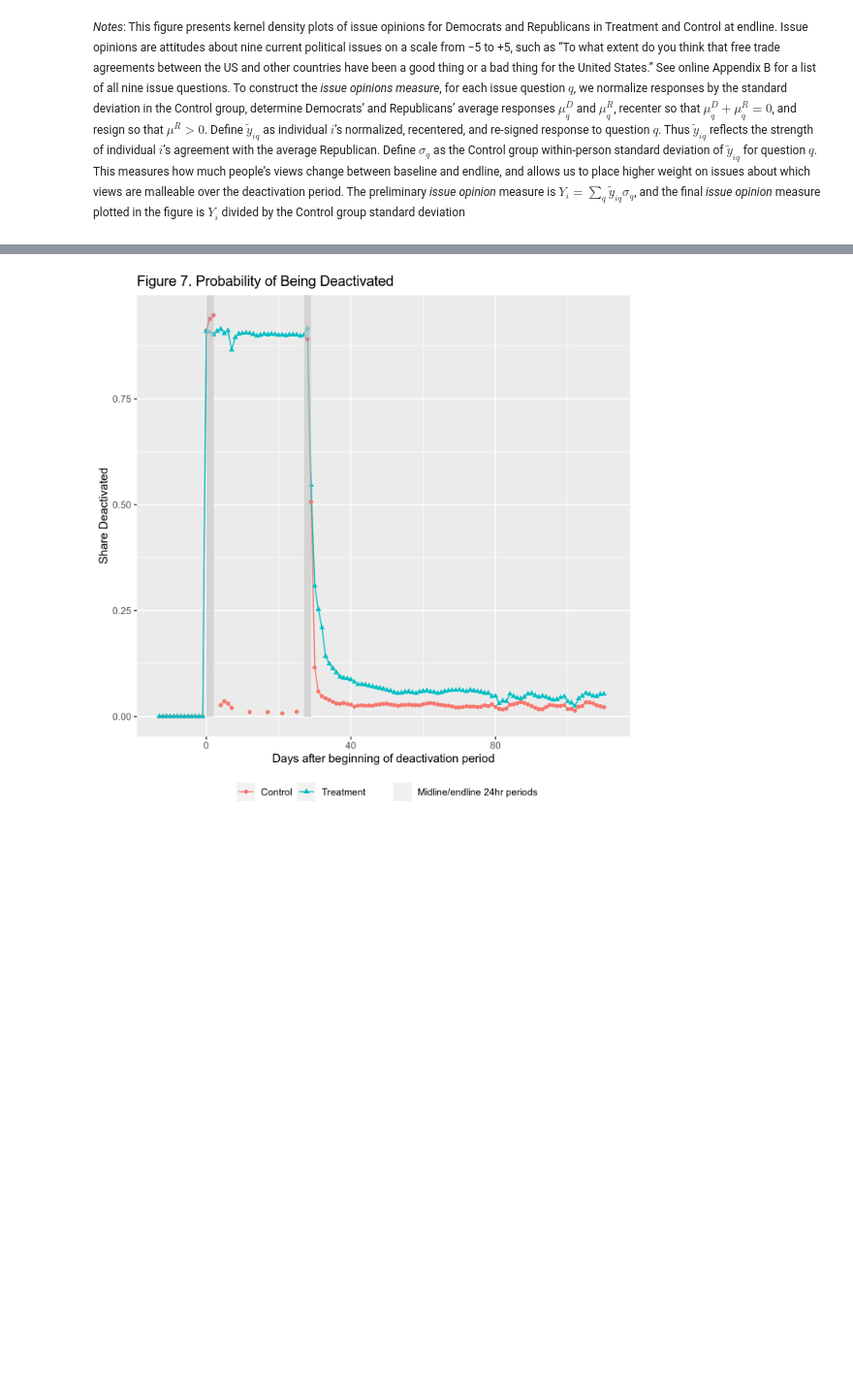
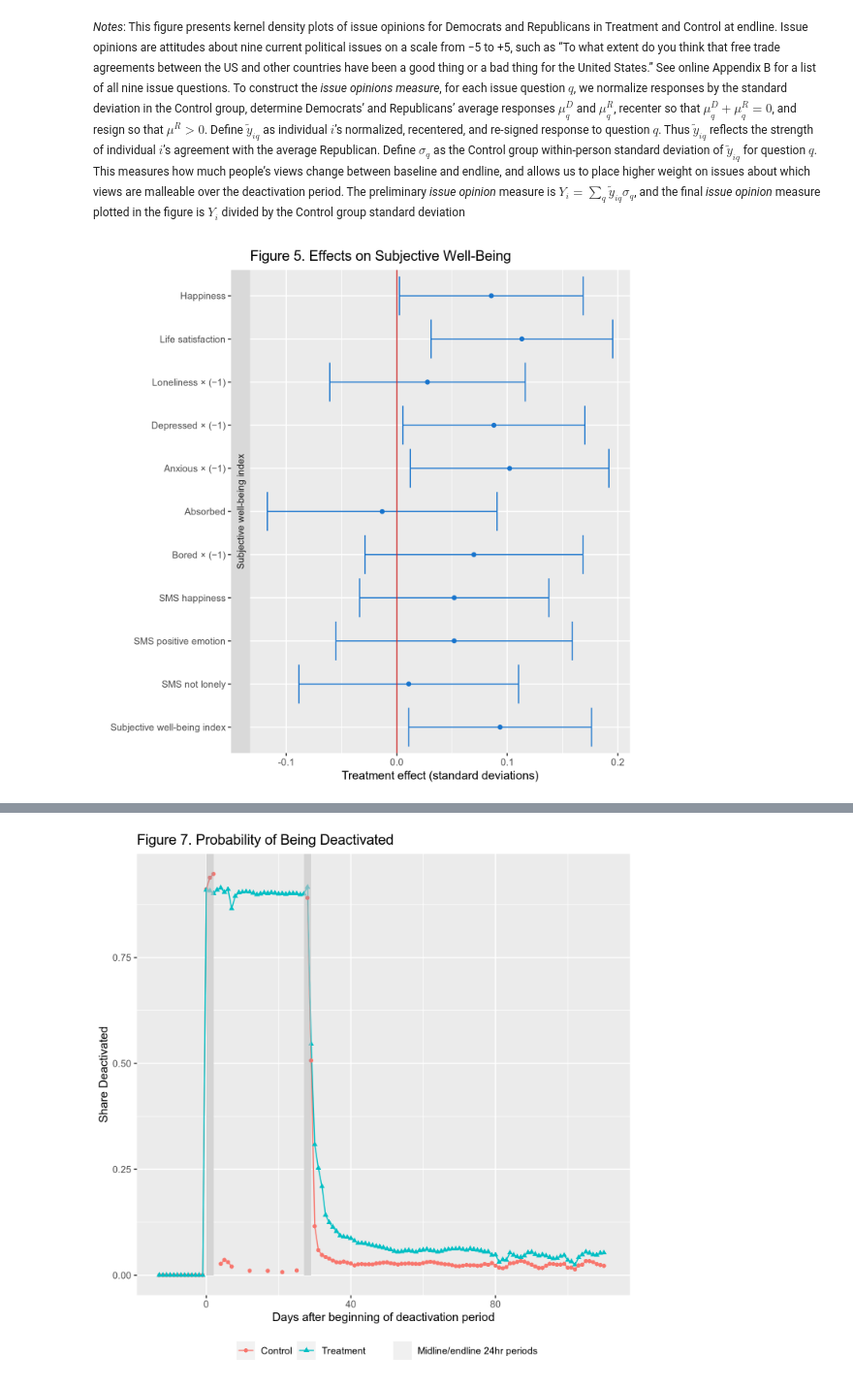
Before and after one commit to feauazmu/RepAllcotetal, a Jupyter notebook: replication_notebook.ipynb, the cells around one changed output, grey strips where cells are left out. Shown at 97% size. Cells and saved outputs as stored; diff of their text form; code cells hidden in the pictures; blank space fills up the shorter version.

```diff
--- a/replication_notebook.ipynb
+++ b/replication_notebook.ipynb
@@ -111,0 +125,4 @@ figureFour
+# %%
+figureFive
+# %% [output]
+[figure, added]
```
Also changed, not shown: parts of 9 cells of this notebook.
